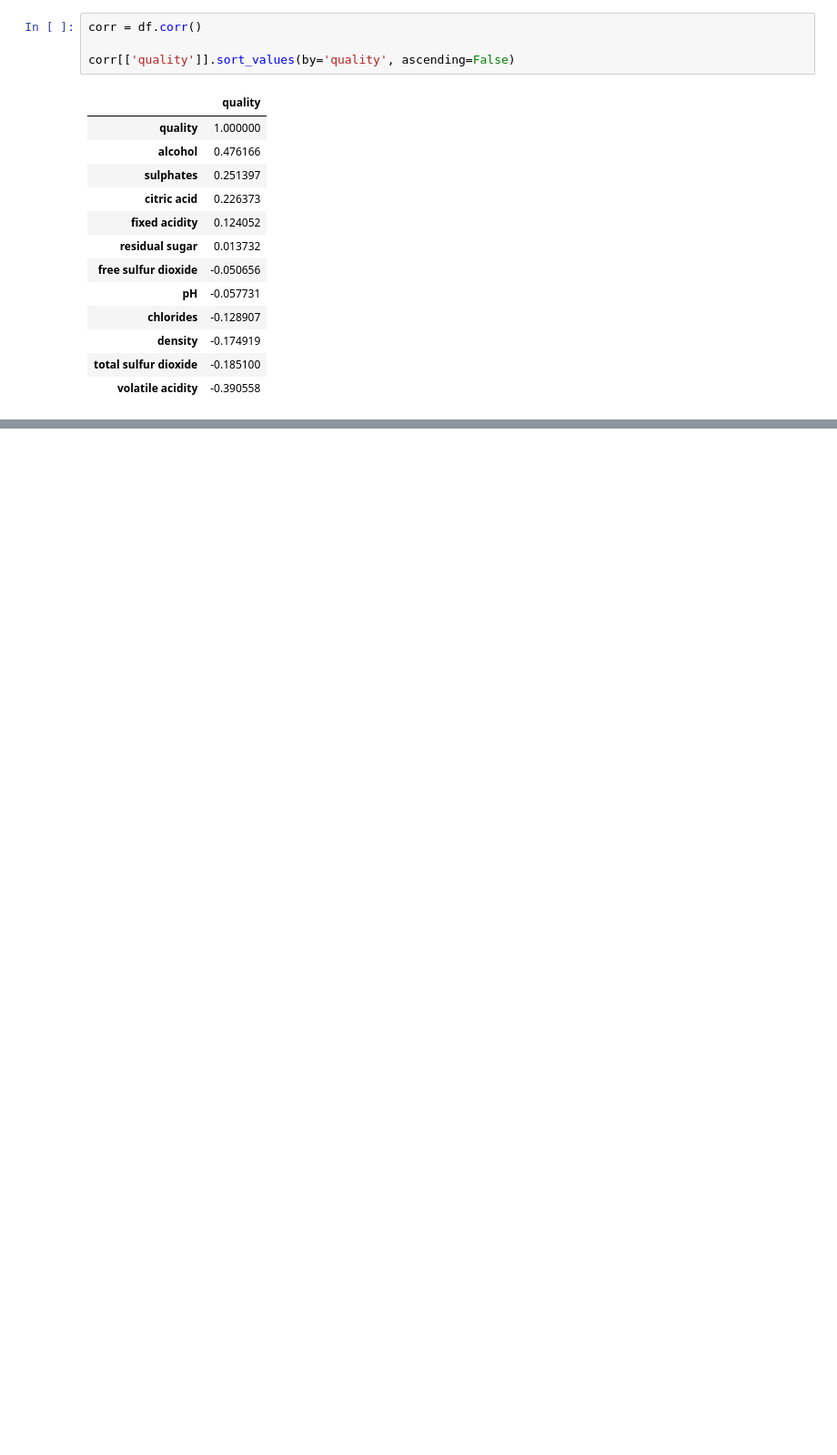
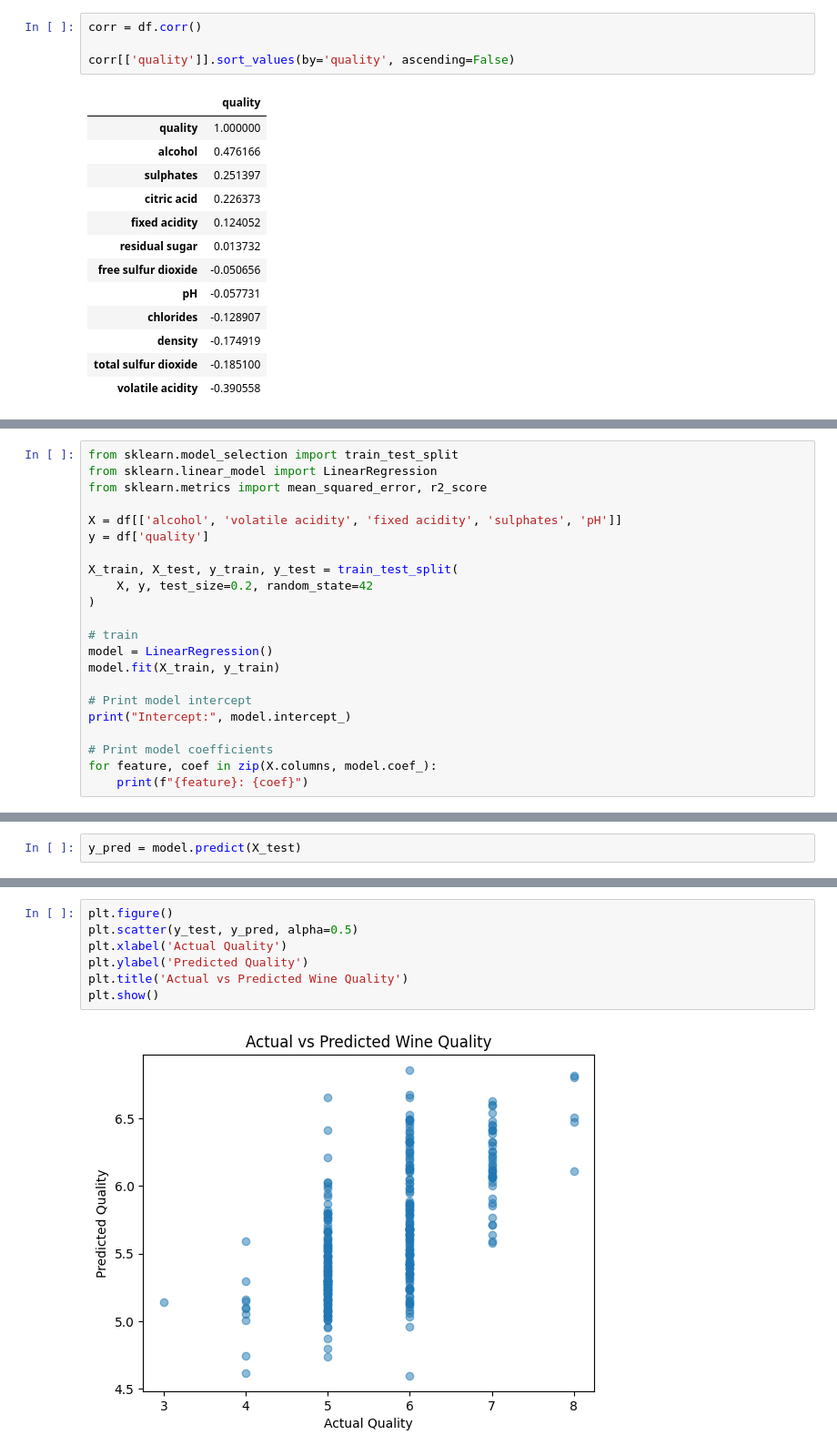
Before and after one commit to shambhavi07/CSCI608FinalProject, a Jupyter notebook: FinalProject.ipynb, the cells around one changed output, grey strips where cells are left out. Shown at 91% size. Cells and saved outputs as stored; diff of their text form; blank space fills up the shorter version.

Commit message:
linear reg done

```diff
--- a/FinalProject.ipynb
+++ b/FinalProject.ipynb
@@ -202,0 +205,22 @@ corr[['quality']].sort_values(by='quality', ascending=False)
+# %%
+from sklearn.model_selection import train_test_split
+from sklearn.linear_model import LinearRegression
+from sklearn.metrics import mean_squared_error, r2_score
+
+X = df[['alcohol', 'volatile acidity', 'fixed acidity', 'sulphates', 'pH']]
+y = df['quality']
+
+X_train, X_test, y_train, y_test = train_test_split(
+    X, y, test_size=0.2, random_state=42
+)
+
+# train
+model = LinearRegression()
+model.fit(X_train, y_train)
+
+# Print model intercept
+print("Intercept:", model.intercept_)
+
+# Print model coefficients
+for feature, coef in zip(X.columns, model.coef_):
+    print(f"{feature}: {coef}")
@@ -202,0 +234,2 @@ corr[['quality']].sort_values(by='quality', ascending=False)
+# %%
+y_pred = model.predict(X_test)
@@ -202,0 +266,9 @@ corr[['quality']].sort_values(by='quality', ascending=False)
+# %%
+plt.figure()
+plt.scatter(y_test, y_pred, alpha=0.5)
+plt.xlabel('Actual Quality')
+plt.ylabel('Predicted Quality')
+plt.title('Actual vs Predicted Wine Quality')
+plt.show()
+# %% [output]
+[figure, added]
```
Also changed, not shown: parts of 4 cells of this notebook.
